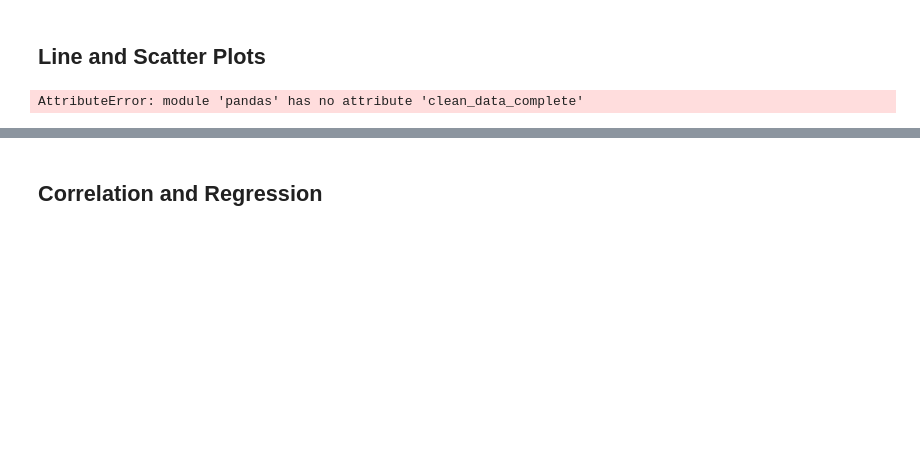
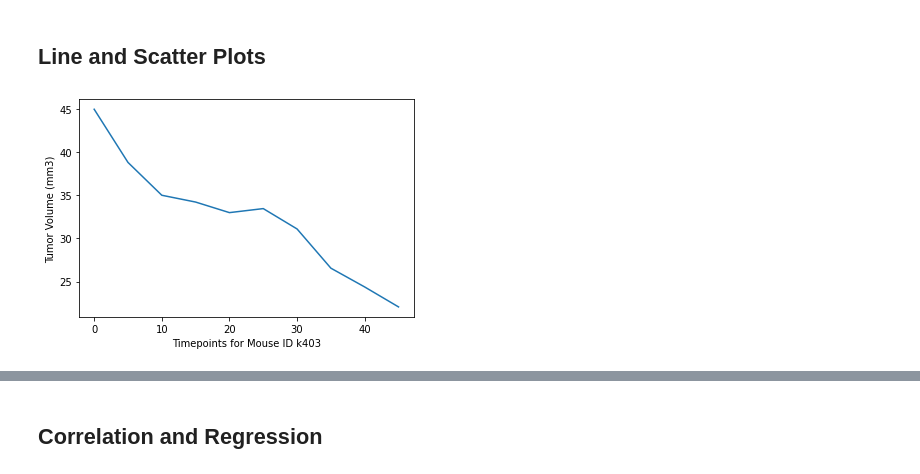
Before and after one commit to nhpatel1994/HW5-matplotlib, a Jupyter notebook: Pymaceuticals/pymaceuticals_Patel_N.ipynb, the cells around one changed output, grey strips where cells are left out. Saved outputs shown, nothing was run; the diff lists cells and outputs as text; code cells hidden in the pictures; blank space fills up the shorter version.

```diff
--- a/Pymaceuticals/pymaceuticals_Patel_N.ipynb
+++ b/Pymaceuticals/pymaceuticals_Patel_N.ipynb
@@ -207,12 +261,16 @@ TypeError: list indices must be integers or slices, not str
 # %%
 # Generate a line plot of tumor volume vs. time point for a mouse treated with Capomulin
 
-x_axis = clean_data_complete['Tumor Volume (mm3)']
-y_axis = clean_data_complete['Timepoint']
+mouse_k = clean_data_complete.loc[clean_data_complete['Mouse ID'] == 'k403']
 
-pd.clean_data_complete.plot.line(x_axis, y_axis)
+plt.plot(mouse_k['Timepoint'], mouse_k['Tumor Volume (mm3)'])
+
+plt.xlabel("Timepoints for Mouse ID k403")
+plt.ylabel("Tumor Volume (mm3)")
+
+plt.show()
 # %% [output]
-AttributeError: module 'pandas' has no attribute 'clean_data_complete'
+[figure, added]
 # %%
 # Generate a scatter plot of average tumor volume vs. mouse weight for the Capomulin regimen
 
```
Also changed, not shown: parts of 10 cells of this notebook, 1 other file.
